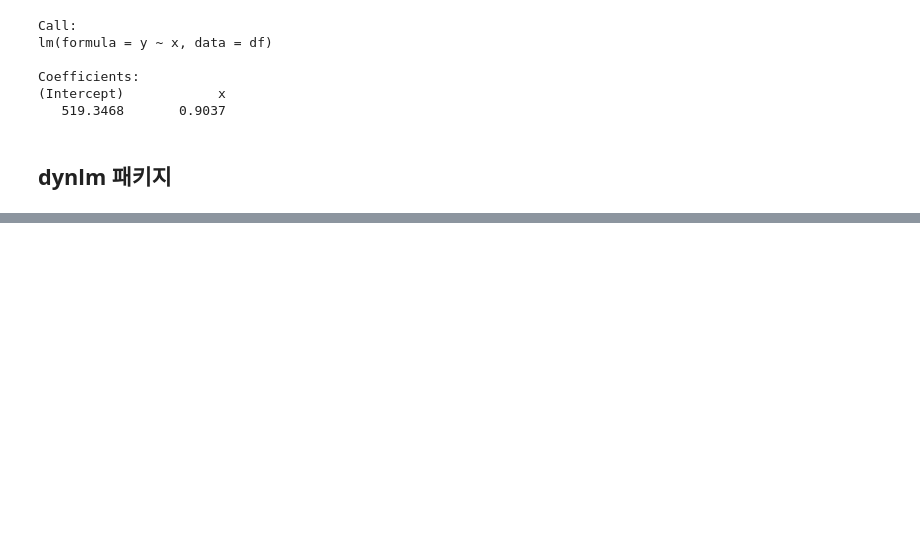
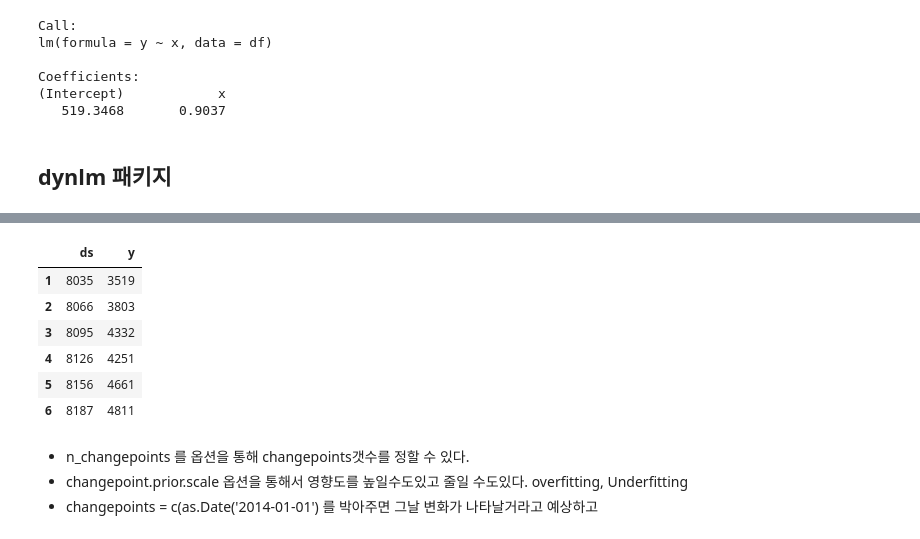
Before and after one commit to byungjun0689/DataScience, a Jupyter notebook: 4. KMU/Third Semester/04. DataScience Practice/02. TimeSeries/3. TimeSeries_Prophet.ipynb, the cells around one changed output, grey strips where cells are left out. Cells and saved outputs as stored; diff of their text form; code cells hidden in the pictures; blank space fills up the shorter version.

```diff
--- a/4. KMU/Third Semester/04. DataScience Practice/02. TimeSeries/3. TimeSeries_Prophet.ipynb
+++ b/4. KMU/Third Semester/04. DataScience Practice/02. TimeSeries/3. TimeSeries_Prophet.ipynb
@@ -84,0 +142,14 @@ ERROR: Error in library(dynlm): there is no package called 'dynlm'
+# %%
+head(df)
+# %% [output]
+|  | ds | y |
+| 1 | 8035 | 3519 |
+| 2 | 8066 | 3803 |
+| 3 | 8095 | 4332 |
+| 4 | 8126 | 4251 |
+| 5 | 8156 | 4661 |
+| 6 | 8187 | 4811 |
+# %% [markdown]
+ - n_changepoints 를 옵션을 통해 changepoints갯수를 정할 수 있다.
+ - changepoint.prior.scale 옵션을 통해서 영향도를 높일수도있고 줄일 수도있다. overfitting, Underfitting
+ - changepoints = c(as.Date('2014-01-01') 를 박아주면 그날 변화가 나타날거라고 예상하고
```
Also changed, not shown: parts of 23 cells of this notebook, 18 other files.
